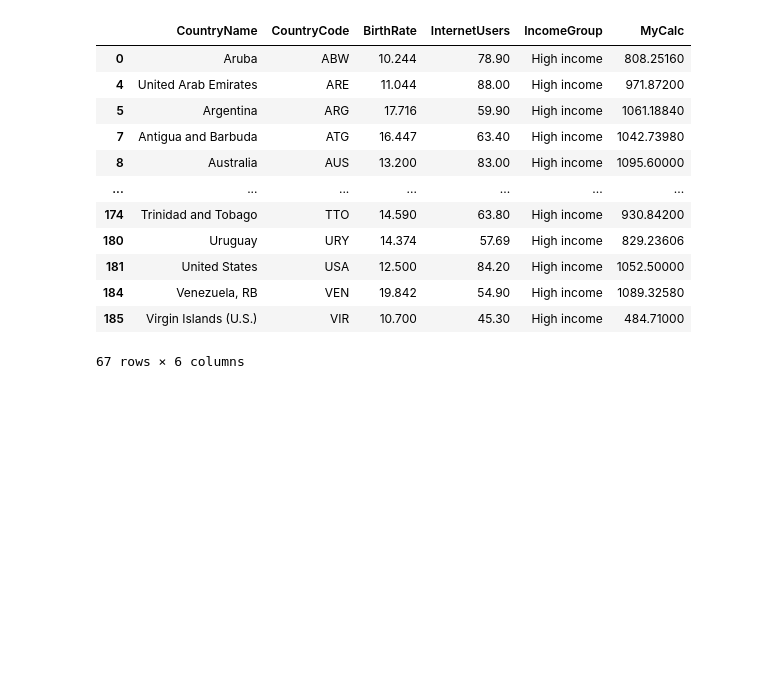
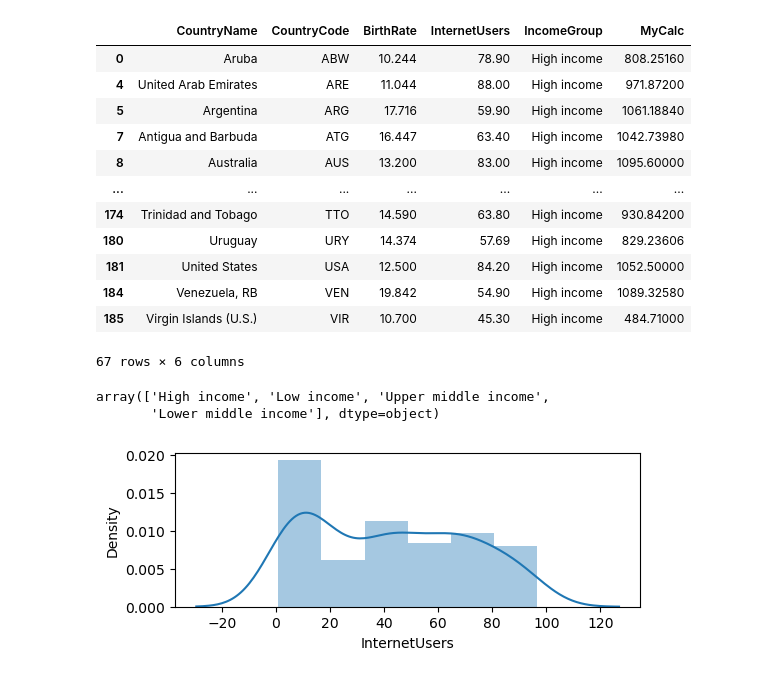
Before and after one commit to SanketParchande/AiWorkspace, a Jupyter notebook: Python/Pandas/Pandas_02.ipynb, the cells around one changed output. Drawn from its saved outputs; the diff is of its cells as text; code cells hidden in the pictures; blank space fills up the shorter version.

Commit message:
Pandas_3 & Matplotlib_1

```diff
--- a/Python/Pandas/Pandas_02.ipynb
+++ b/Python/Pandas/Pandas_02.ipynb
@@ -408,3 +406,9 @@ df[df['IncomeGroup' ] == 'High income']
 | 184 | Venezuela, RB | VEN | 19.842 | 54.90 | High income | 1089.32580 |
 | 185 | Virgin Islands (U.S.) | VIR | 10.700 | 45.30 | High income | 484.71000 |
 67 rows × 6 columns
+# %%
+#To get Distinct/Unique values from the column
+df.IncomeGroup.unique()
+# %% [output]
+array(['High income', 'Low income', 'Upper middle income',
+       'Lower middle income'], dtype=object)
@@ -410,0 +417,16 @@ df[df['IncomeGroup' ] == 'High income']
+# %%
+import matplotlib.pyplot as plt#Visualisation
+import seaborn as sns #its used for Statistical visualization
+
+#Keep the graph in proper shape
+%matplotlib inline
+plt.rcParams['figure.figsize'] = 6,2 #6: height of graph, 2: width of graph
+
+#to ignore warning messages
+import warnings
+warnings.filterwarnings('ignore')
+# %%
+vis1 = sns.distplot(df['InternetUsers'])#Distributions Plot
+#Here since we are using only 1 variable i.e InternetUsers its called Univariate analysis
+# %% [output]
+[figure, added]
```
Also changed, not shown: parts of 13 cells of this notebook.
